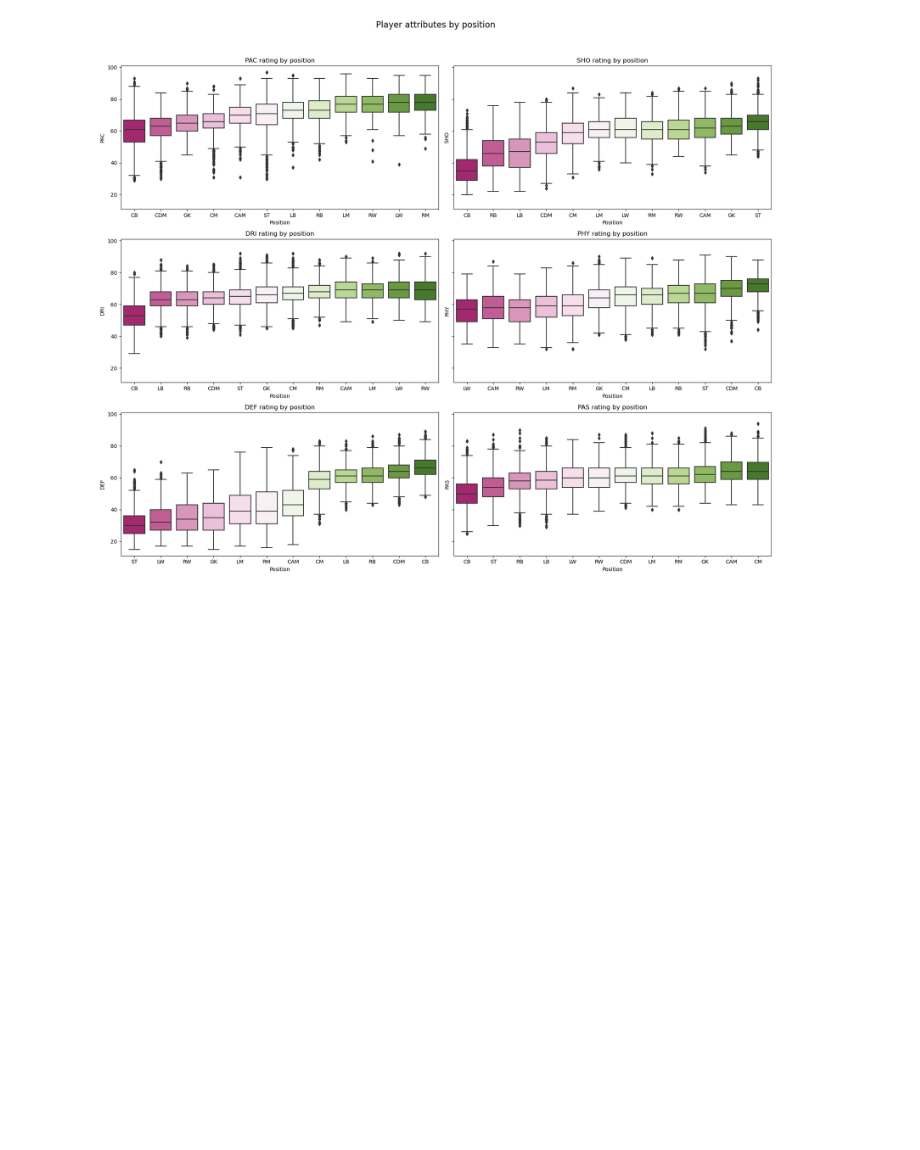
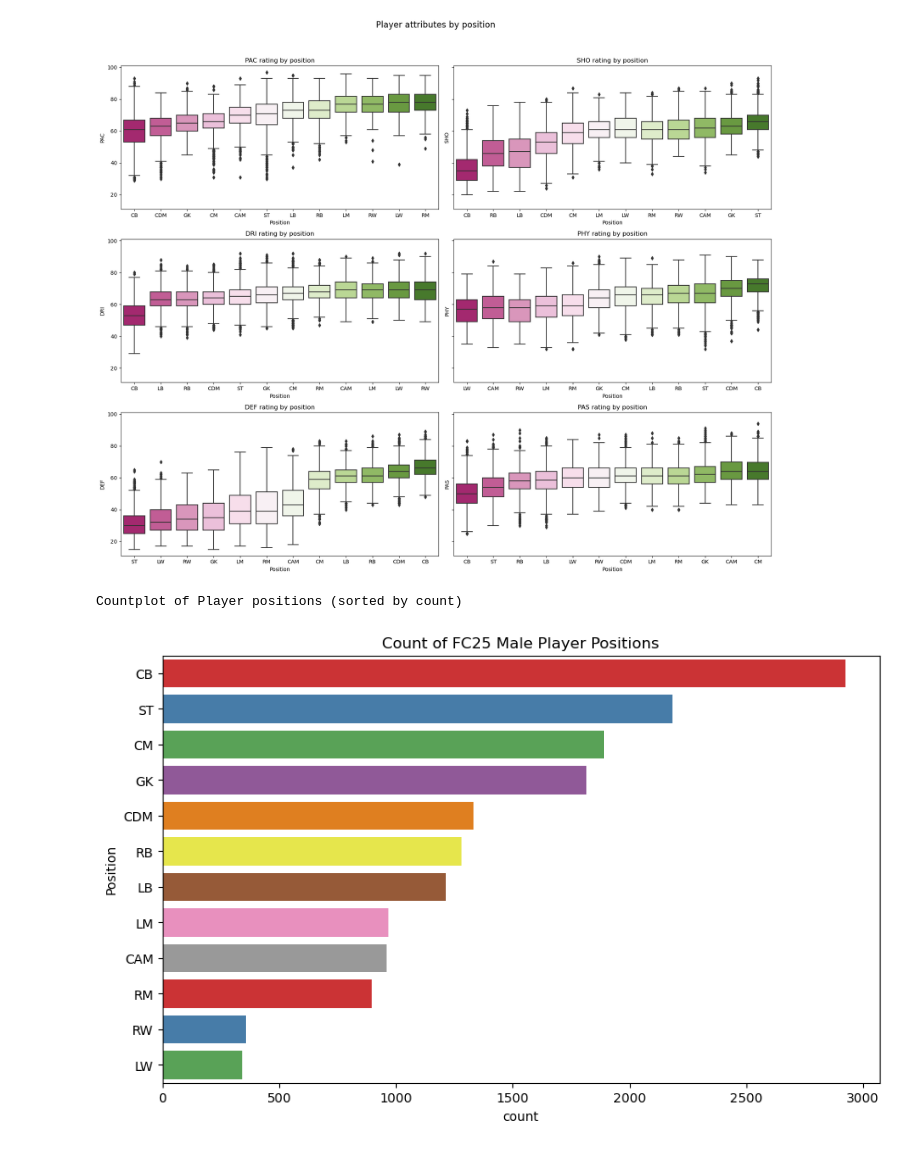
Before and after one commit to abryantgithub/FC25-EDA, a Jupyter notebook: FC25_EDA.ipynb, the cells around one changed output. Cells and saved outputs as stored; diff of their text form; code cells hidden in the pictures; blank space fills up the shorter version.

```diff
--- a/FC25_EDA.ipynb
+++ b/FC25_EDA.ipynb
@@ -370,3 +402,16 @@ plt.tight_layout(rect=[0, 0, 1, 0.95])
 plt.show()
 # %% [output]
 [figure]
+# %%
+# Count of players in each position
+
+position_counts = dfm['Position'].value_counts().index.tolist()
+
+print("\nCountplot of Player positions (sorted by count)")
+plt.figure(figsize=(10, 6))
+sns.countplot(y='Position', data=dfm, palette='Set1', order=position_counts)
+plt.title('Count of FC25 Male Player Positions')
+plt.show()
+# %% [output]
+Countplot of Player positions (sorted by count)
+[figure, added]
```
Also changed, not shown: parts of 3 cells of this notebook.
